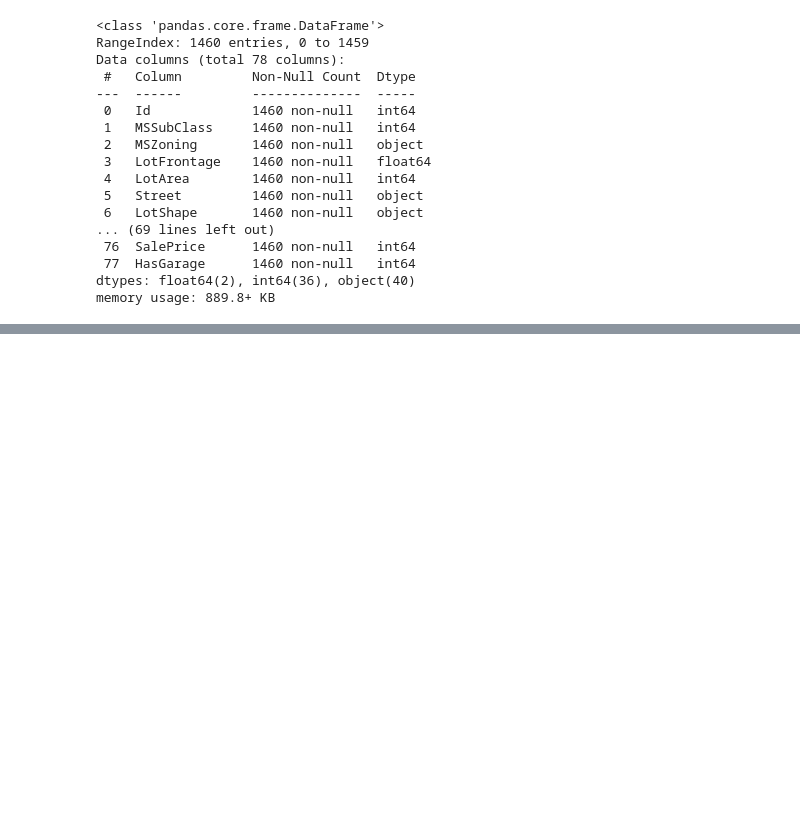
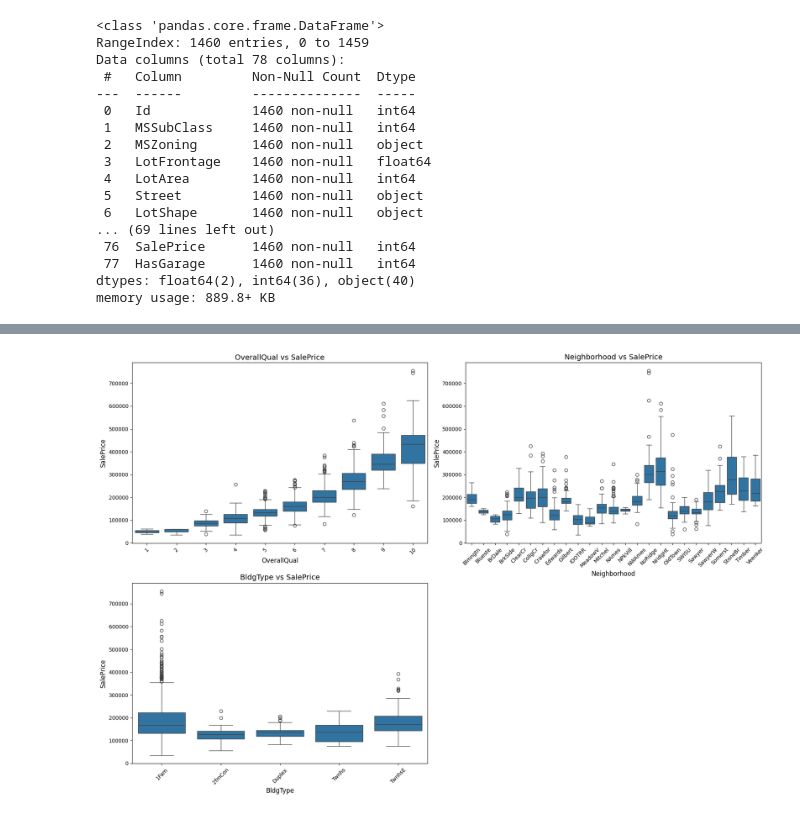
Before and after one commit to param10/HousePrediction, a Jupyter notebook: House_prediction.ipynb, the cells around one changed output, grey strips where cells are left out. Saved outputs shown, nothing was run; the diff lists cells and outputs as text; code cells hidden in the pictures; blank space fills up the shorter version.

```diff
--- a/House_prediction.ipynb
+++ b/House_prediction.ipynb
@@ -210,0 +415,19 @@ memory usage: 889.8+ KB
+# %%
+# Box plot for categorical features
+
+categorical_features = ['OverallQual', 'Neighborhood', 'BldgType']
+
+plt.figure(figsize=(18, 12))
+
+for i, feature in enumerate(categorical_features, 1):
+    plt.subplot(2, 2, i)
+    sns.boxplot(x=train[feature], y=train['SalePrice'])
+    plt.title(f'{feature} vs SalePrice', fontsize=14)
+    plt.xlabel(feature, fontsize=12)
+    plt.ylabel('SalePrice', fontsize=12)
+    plt.xticks(rotation=45)
+
+plt.tight_layout()
+plt.show()
+# %% [output]
+[figure, added]
```
Also changed, not shown: parts of 26 cells of this notebook, 2 other files.
